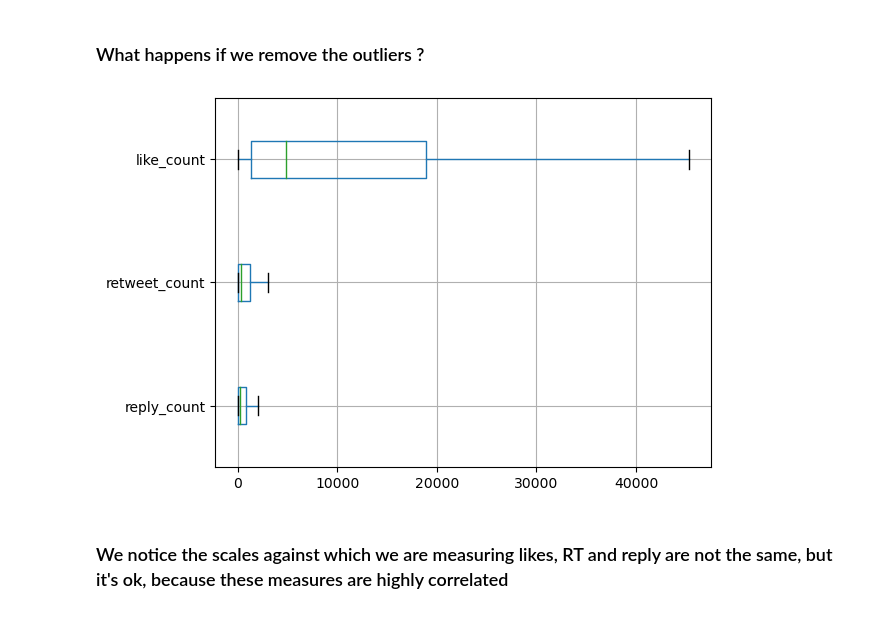
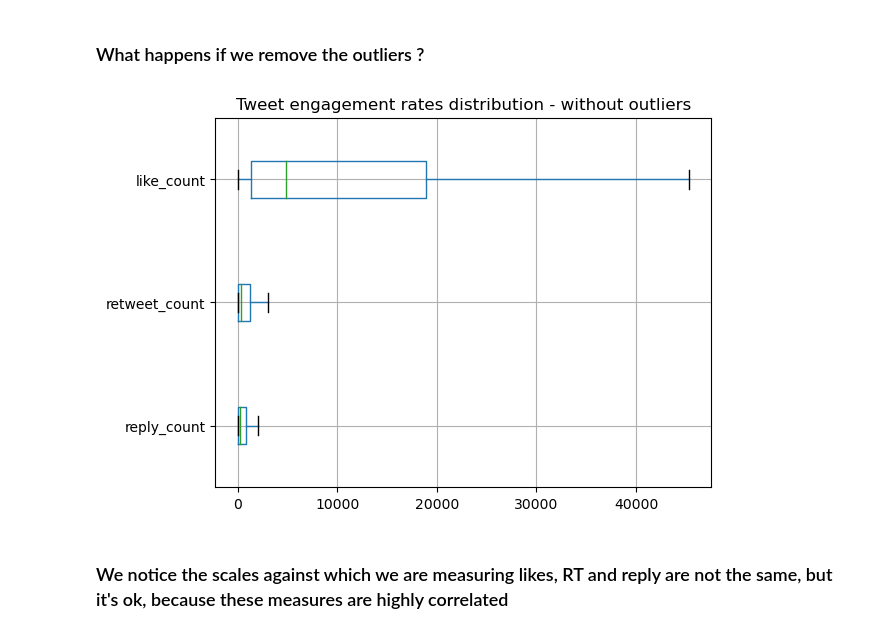
Before and after one commit to tatdef/IH_project4_Dataviz, a Jupyter notebook: ElonTweetsAnalysis_Tat.ipynb, the cells around one changed output. Drawn from its saved outputs; the diff is of its cells as text; code cells hidden in the pictures.

Commit message:
reviewed presentation and prettiers graphs

```diff
--- a/ElonTweetsAnalysis_Tat.ipynb
+++ b/ElonTweetsAnalysis_Tat.ipynb
@@ -296,10 +300,13 @@ data.boxplot(column=['reply_count', 'retweet_count', 'like_count'], vert=False)
 # %% [markdown]
 ### What happens if we remove the outliers ?
 # %%
-data.boxplot(column=['reply_count', 'retweet_count', 'like_count'], showfliers= False, vert=False)
+fig, ax= plt.subplots()
+ax=data.boxplot(column=['reply_count', 'retweet_count', 'like_count'], showfliers= False, vert=False)
+ax.set_title('Tweet engagement rates distribution - without outliers')
+
 plt.show()
 # %% [output]
-[figure, old version]
+[figure, new version]
 # %% [markdown]
 ### We notice the scales against which we are measuring likes, RT and reply are not the same, but it's ok, because these measures are highly correlated
 # %%
```
Also changed, not shown: parts of 26 cells of this notebook, 1 other file.
